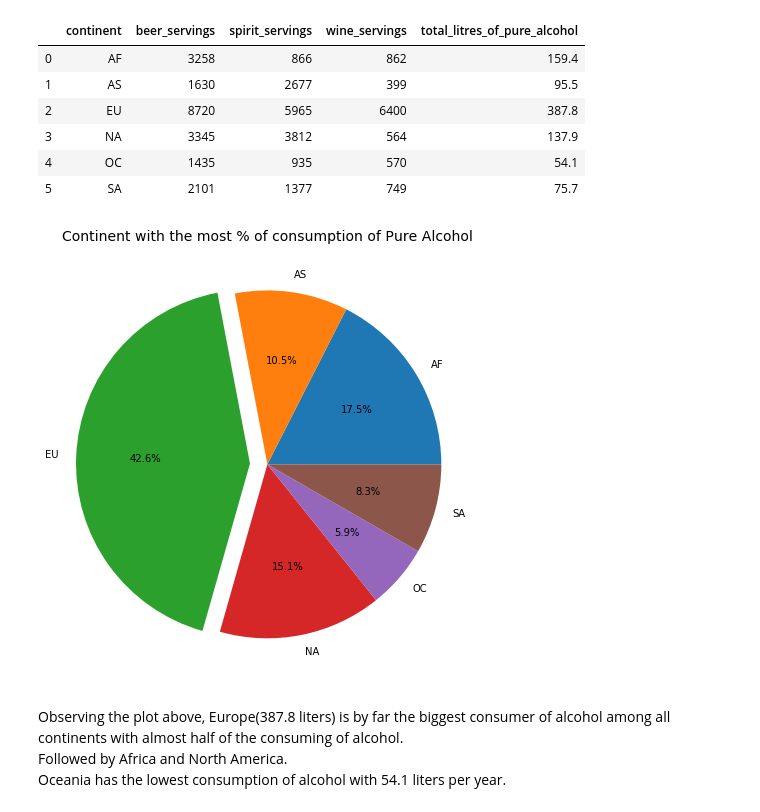
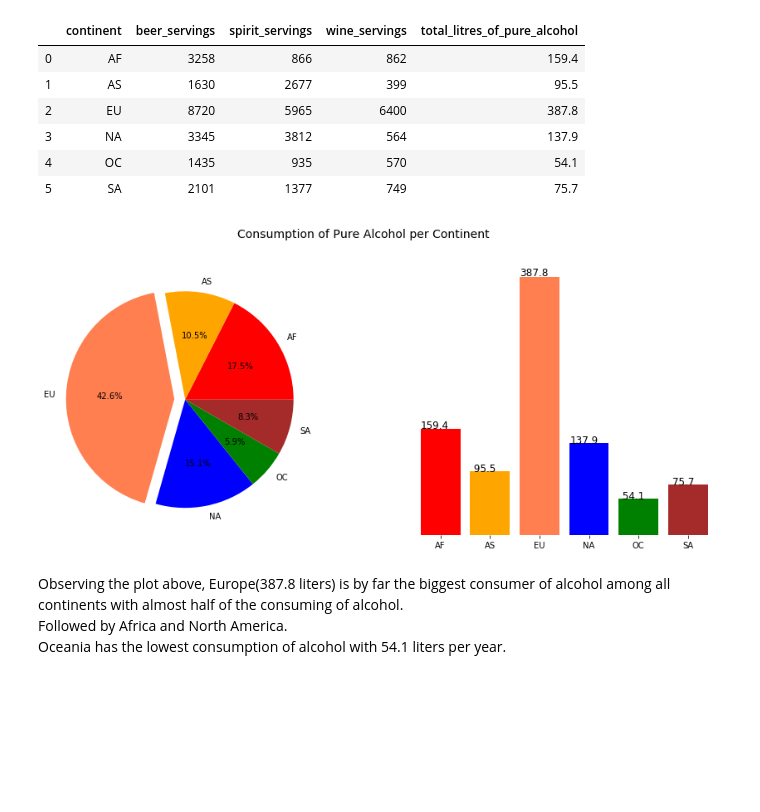
Before and after one commit to Cynthyah/Alcohol-Consumption, a Jupyter notebook: DrinksCountries.ipynb, the cells around one changed output. Cells and saved outputs as stored; diff of their text form; code cells hidden in the pictures; blank space fills up the shorter version.

```diff
--- a/DrinksCountries.ipynb
+++ b/DrinksCountries.ipynb
@@ -111,13 +122,25 @@ df_alcohol_cont
 | 3 | NA | 3345 | 3812 | 564 | 137.9 |
 | 4 | OC | 1435 | 935 | 570 | 54.1 |
 | 5 | SA | 2101 | 1377 | 749 | 75.7 |
-# %%
-plt.figure(figsize=(8,8))
-plt.title('Continent with the most % of consumption of Pure Alcohol', fontsize=14)
-plt.pie(df_alcohol_cont['total_litres_of_pure_alcohol'],labels=df_alcohol_cont['continent'], autopct='%1.1f%%', explode = (0, 0, 0.1, 0, 0, 0))
-plt.show()
-# %% [output]
-[figure, removed]
+# %%
+colors = ["red","orange","coral","blue","green","brown"]
+fig,(ax1, ax2) =  plt.subplots(1, 2, figsize=(15,6))
+fig.suptitle('Consumption of Pure Alcohol per Continent',fontsize=14)
+ax1.pie(df_alcohol_cont['total_litres_of_pure_alcohol'],labels=df_alcohol_cont['continent'], autopct='%1.1f%%', explode = (0, 0, 0.1, 0, 0, 0),colors=colors)
+ax2.bar(df_alcohol_cont["continent"],df_alcohol_cont["total_litres_of_pure_alcohol"], color=colors)
+for p in ax2.patches:
+        num = f"{p.get_height():5.1f}"
+        ax2.annotate(num, (p.get_x() * 1.005, p.get_height() * 1.005),fontsize=12)
+
+ax2.spines['top'].set_visible(False)
+ax2.spines['right'].set_visible(False)
+ax2.spines['bottom'].set_visible(False)
+ax2.spines['left'].set_visible(False)
+ax2.get_yaxis().set_visible(False)
+
+plt.show()
+# %% [output]
+[figure, added]
 # %% [markdown]
 Observing the plot above, Europe(387.8 liters) is by far the biggest consumer of alcohol among all continents with almost half of the consuming of alcohol.\
 Followed by Africa and North America.\
```
Also changed, not shown: parts of 5 cells of this notebook, 1 other file.
